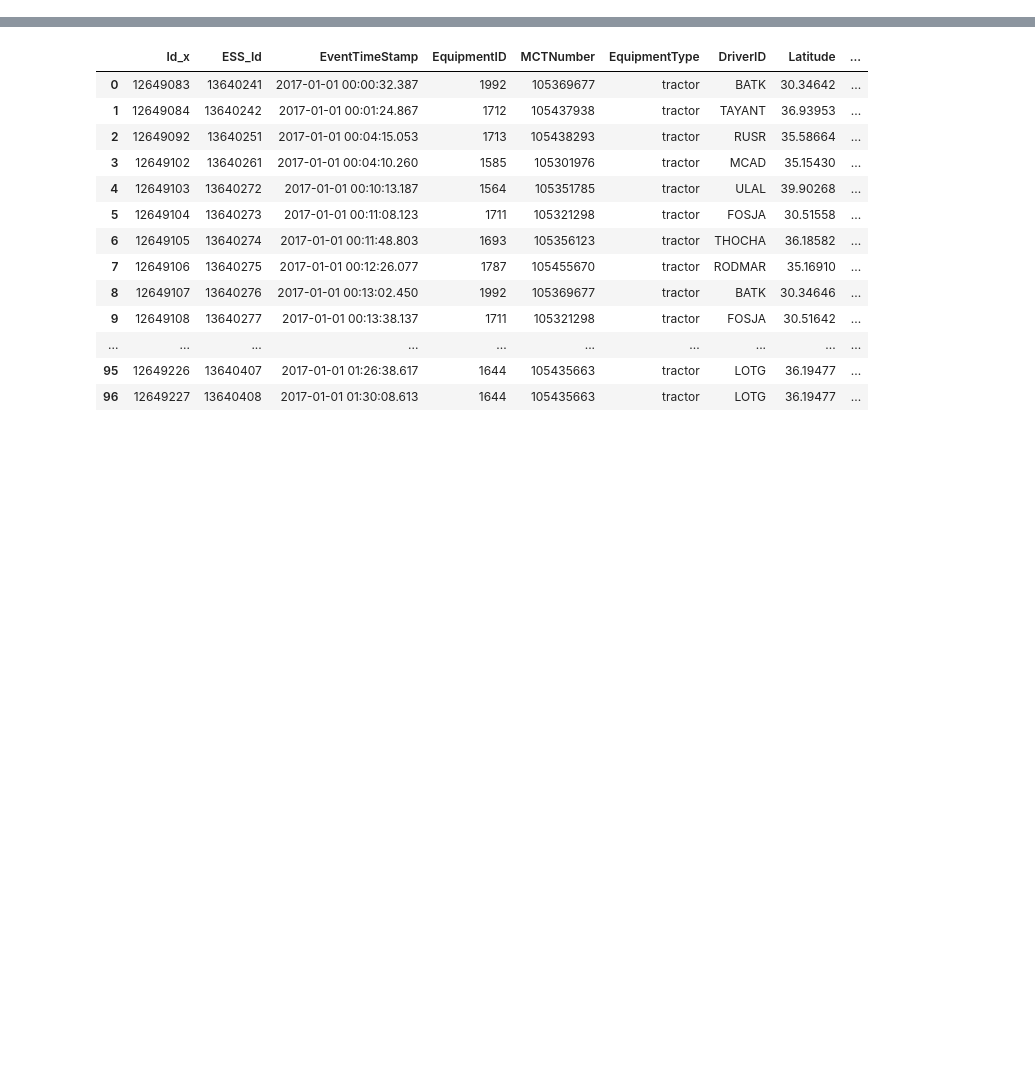
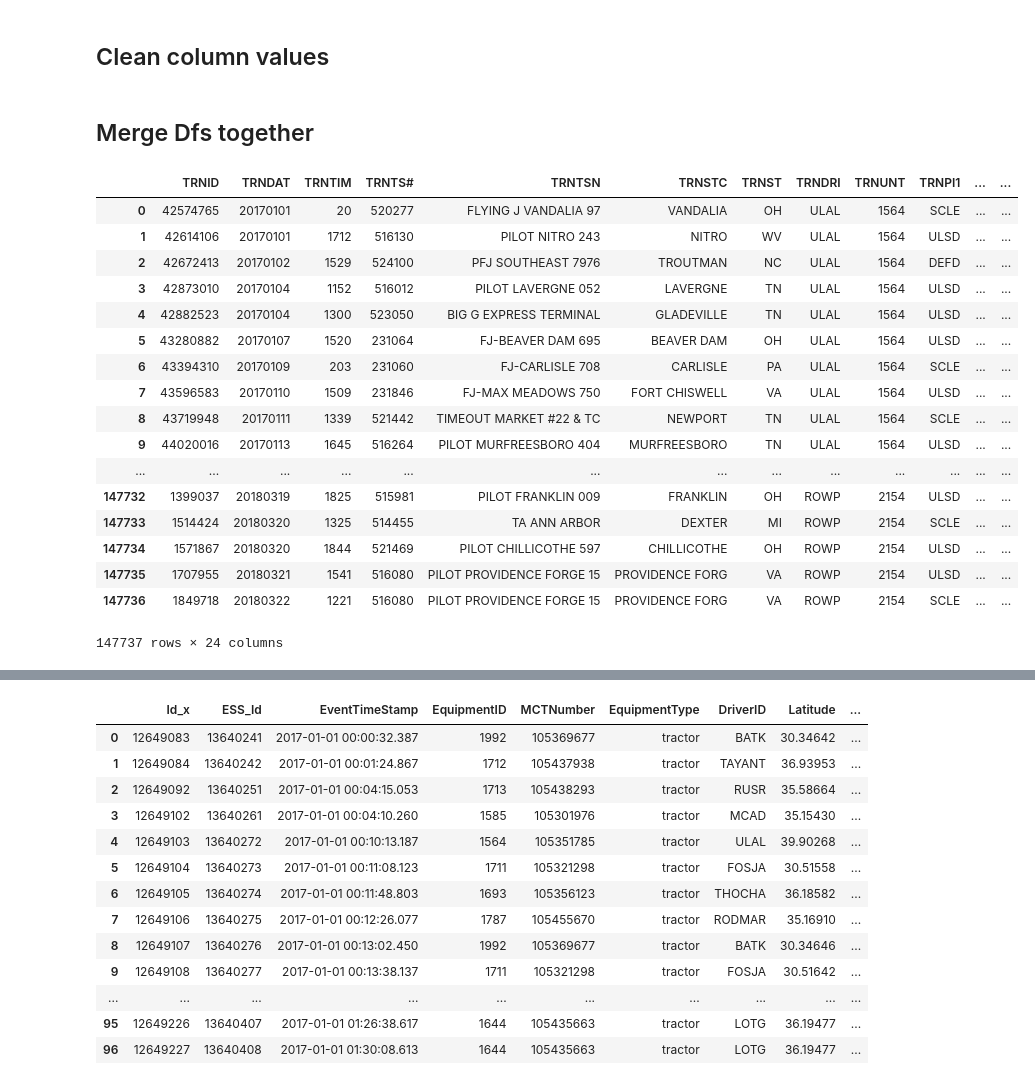
Before and after one commit to DEREJEGETU/big-g-express, a Jupyter notebook: Python_Code/data-question-6.ipynb, the cells around one changed output, grey strips where cells are left out. Saved outputs shown, nothing was run; the diff lists cells and outputs as text; code cells hidden in the pictures; blank space fills up the shorter version.

```diff
--- a/Python_Code/data-question-6.ipynb
+++ b/Python_Code/data-question-6.ipynb
@@ -50,0 +44,2 @@ Extranet2_ExactFuelTankLevels.head(100);
+# %% [markdown]
+## Clean column values
@@ -50,0 +53,31 @@ Extranet2_ExactFuelTankLevels.head(100);
+# %%
+BGETCHDATA_PTCHTRANH['TRNUNT'] = BGETCHDATA_PTCHTRANH['TRNUNT'].astype('category')
+BGEIDSC_EF2EFFP['TRUCK'] = BGEIDSC_EF2EFFP['TRUCK'].astype('category')
+IBGEFILE_UNITS['UNUNIT'] = IBGEFILE_UNITS['UNUNIT'].astype('category')
+Extranet2_ExactFuelEvents['Id'] = Extranet2_ExactFuelEvents['Id'].astype('category')
+Extranet2_ExactFuelTankLevels['ExactFuelEventId'] = Extranet2_ExactFuelTankLevels['ExactFuelEventId'].astype('category')
+Extranet2_ExactFuelEvents['EquipmentID'] = Extranet2_ExactFuelEvents['EquipmentID'].astype('category')
+# %% [markdown]
+## Merge Dfs together
+# %%
+A = pd.merge(BGETCHDATA_PTCHTRANH, IBGEFILE_UNITS, how='inner', left_on='TRNUNT', right_on = 'UNUNIT')
+A
+# %% [output]
+|  | TRNID | TRNDAT | TRNTIM | TRNTS# | TRNTSN | TRNSTC | TRNST | TRNDRI | TRNUNT | TRNPI1 | ... | ... |
+| 0 | 42574765 | 20170101 | 20 | 520277 | FLYING J VANDALIA 97 | VANDALIA | OH | ULAL | 1564 | SCLE | ... | ... |
+| 1 | 42614106 | 20170101 | 1712 | 516130 | PILOT NITRO 243 | NITRO | WV | ULAL | 1564 | ULSD | ... | ... |
+| 2 | 42672413 | 20170102 | 1529 | 524100 | PFJ SOUTHEAST 7976 | TROUTMAN | NC | ULAL | 1564 | DEFD | ... | ... |
+| 3 | 42873010 | 20170104 | 1152 | 516012 | PILOT LAVERGNE 052 | LAVERGNE | TN | ULAL | 1564 | ULSD | ... | ... |
+| 4 | 42882523 | 20170104 | 1300 | 523050 | BIG G EXPRESS TERMINAL | GLADEVILLE | TN | ULAL | 1564 | ULSD | ... | ... |
+| 5 | 43280882 | 20170107 | 1520 | 231064 | FJ-BEAVER DAM 695 | BEAVER DAM | OH | ULAL | 1564 | ULSD | ... | ... |
+| 6 | 43394310 | 20170109 | 203 | 231060 | FJ-CARLISLE 708 | CARLISLE | PA | ULAL | 1564 | SCLE | ... | ... |
+| 7 | 43596583 | 20170110 | 1509 | 231846 | FJ-MAX MEADOWS 750 | FORT CHISWELL | VA | ULAL | 1564 | ULSD | ... | ... |
+| 8 | 43719948 | 20170111 | 1339 | 521442 | TIMEOUT MARKET #22 & TC | NEWPORT | TN | ULAL | 1564 | SCLE | ... | ... |
+| 9 | 44020016 | 20170113 | 1645 | 516264 | PILOT MURFREESBORO 404 | MURFREESBORO | TN | ULAL | 1564 | ULSD | ... | ... |
+| ... | ... | ... | ... | ... | ... | ... | ... | ... | ... | ... | ... | ... |
+| 147732 | 1399037 | 20180319 | 1825 | 515981 | PILOT FRANKLIN 009 | FRANKLIN | OH | ROWP | 2154 | ULSD | ... | ... |
+| 147733 | 1514424 | 20180320 | 1325 | 514455 | TA ANN ARBOR | DEXTER | MI | ROWP | 2154 | SCLE | ... | ... |
+| 147734 | 1571867 | 20180320 | 1844 | 521469 | PILOT CHILLICOTHE 597 | CHILLICOTHE | OH | ROWP | 2154 | ULSD | ... | ... |
+| 147735 | 1707955 | 20180321 | 1541 | 516080 | PILOT PROVIDENCE FORGE 15 | PROVIDENCE FORG | VA | ROWP | 2154 | ULSD | ... | ... |
+| 147736 | 1849718 | 20180322 | 1221 | 516080 | PILOT PROVIDENCE FORGE 15 | PROVIDENCE FORG | VA | ROWP | 2154 | SCLE | ... | ... |
+147737 rows × 24 columns
```
Also changed, not shown: parts of 28 cells of this notebook.
